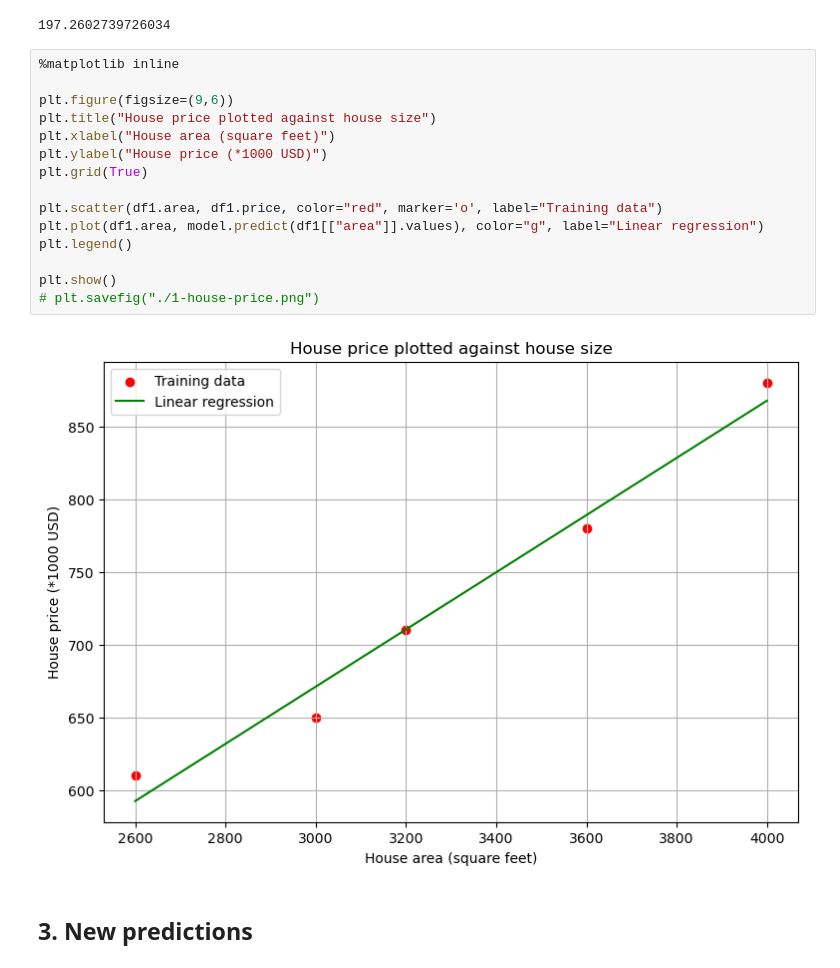
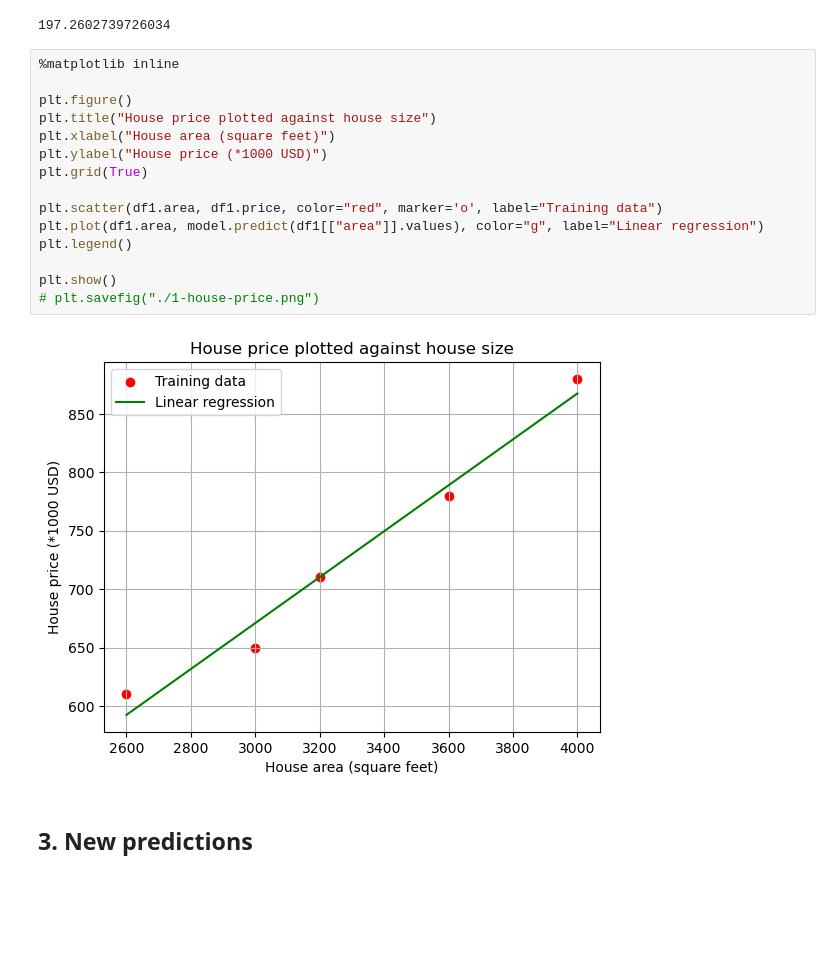
Before and after one commit to code4yonglei/code_4_Tutorials, a Jupyter notebook: machine-learning/chap-02-simple-linear-regression/1-home-price.ipynb, the cells around one changed output. Cells and saved outputs as stored; diff of their text form; blank space fills up the shorter version.

```diff
--- a/machine-learning/chap-02-simple-linear-regression/1-home-price.ipynb
+++ b/machine-learning/chap-02-simple-linear-regression/1-home-price.ipynb
@@ -54,20 +52,20 @@ print(np.mean((model.predict(df1[["area"]]) - df1.price)**2))
 # %%
 %matplotlib inline
 
-plt.figure(figsize=(9,6))
+plt.figure()
 plt.title("House price plotted against house size")
 plt.xlabel("House area (square feet)")
 plt.ylabel("House price (*1000 USD)")
 plt.grid(True)
 
 plt.scatter(df1.area, df1.price, color="red", marker='o', label="Training data")
 plt.plot(df1.area, model.predict(df1[["area"]].values), color="g", label="Linear regression")
 plt.legend()
 
 plt.show()
 # plt.savefig("./1-house-price.png")
 # %% [output]
-[figure, old version]
+[figure, new version]
 # %% [markdown]
 ## 3. New predictions
 # %%
```
Also changed, not shown: parts of 4 cells of this notebook.
